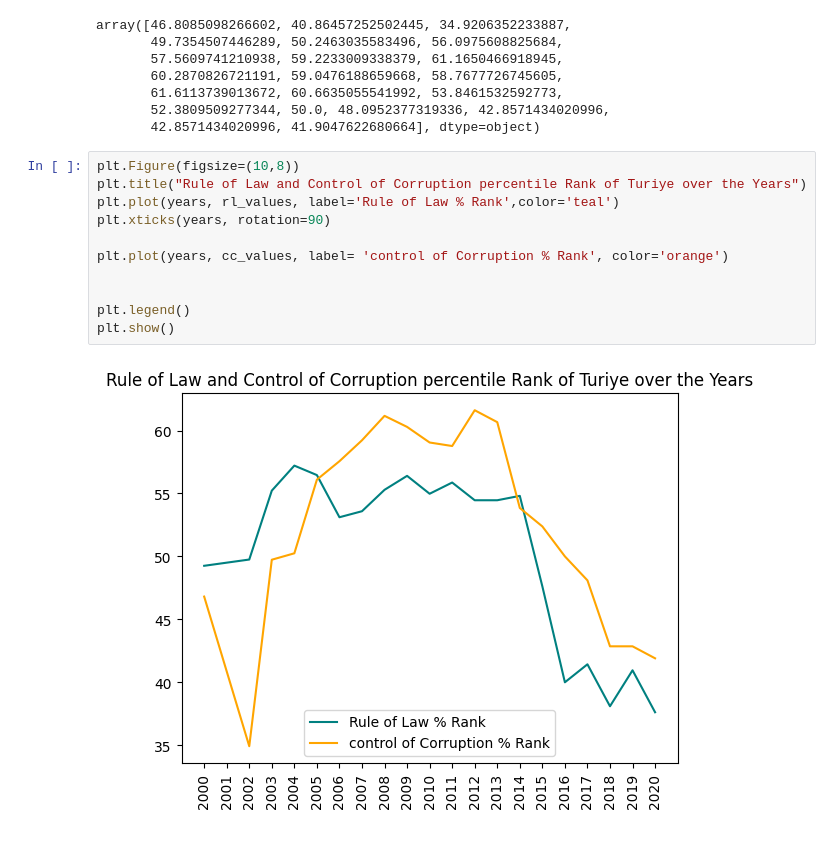
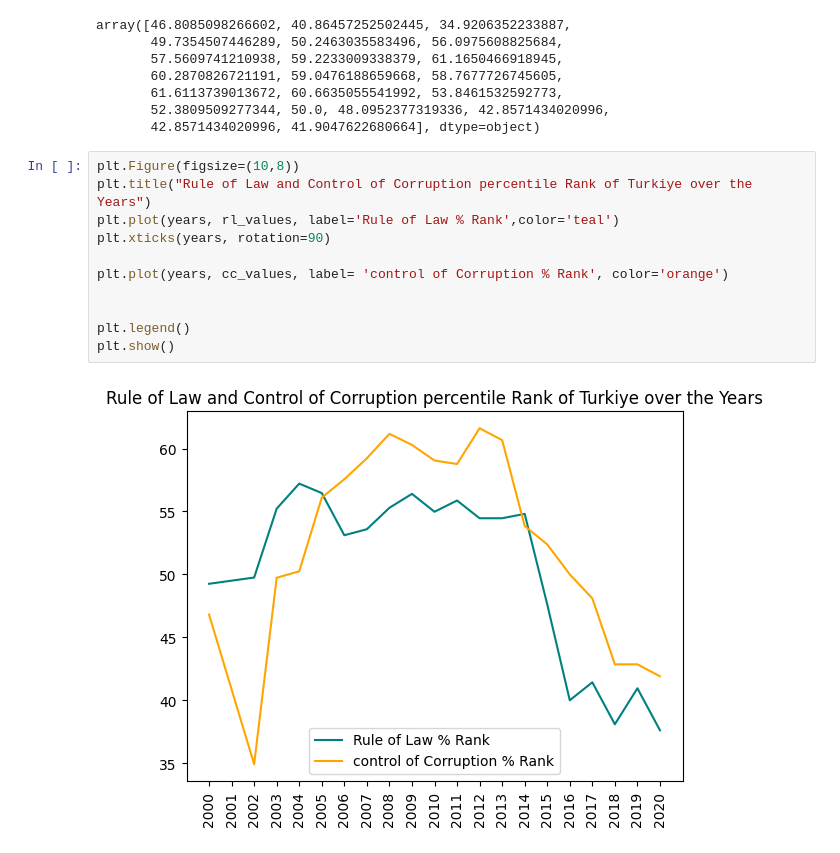
Before and after one commit to arinikiz/DSA210---Term-Project, a Jupyter notebook: RL_and_CC_EDA/RL_and_CC_eda.ipynb, the cells around one changed output. Saved outputs shown, nothing was run; the diff lists cells and outputs as text.

```diff
--- a/RL_and_CC_EDA/RL_and_CC_eda.ipynb
+++ b/RL_and_CC_EDA/RL_and_CC_eda.ipynb
@@ -73,14 +73,14 @@ array([46.8085098266602, 40.86457252502445, 34.9206352233887,
        42.8571434020996, 41.9047622680664], dtype=object)
 # %%
 plt.Figure(figsize=(10,8))
-plt.title("Rule of Law and Control of Corruption percentile Rank of Turiye over the Years")
+plt.title("Rule of Law and Control of Corruption percentile Rank of Turkiye over the Years")
 plt.plot(years, rl_values, label='Rule of Law % Rank',color='teal')
 plt.xticks(years, rotation=90)
 
 plt.plot(years, cc_values, label= 'control of Corruption % Rank', color='orange')
 
 
 plt.legend()
 plt.show()
 # %% [output]
-[figure, old version]
+[figure, new version]
```
